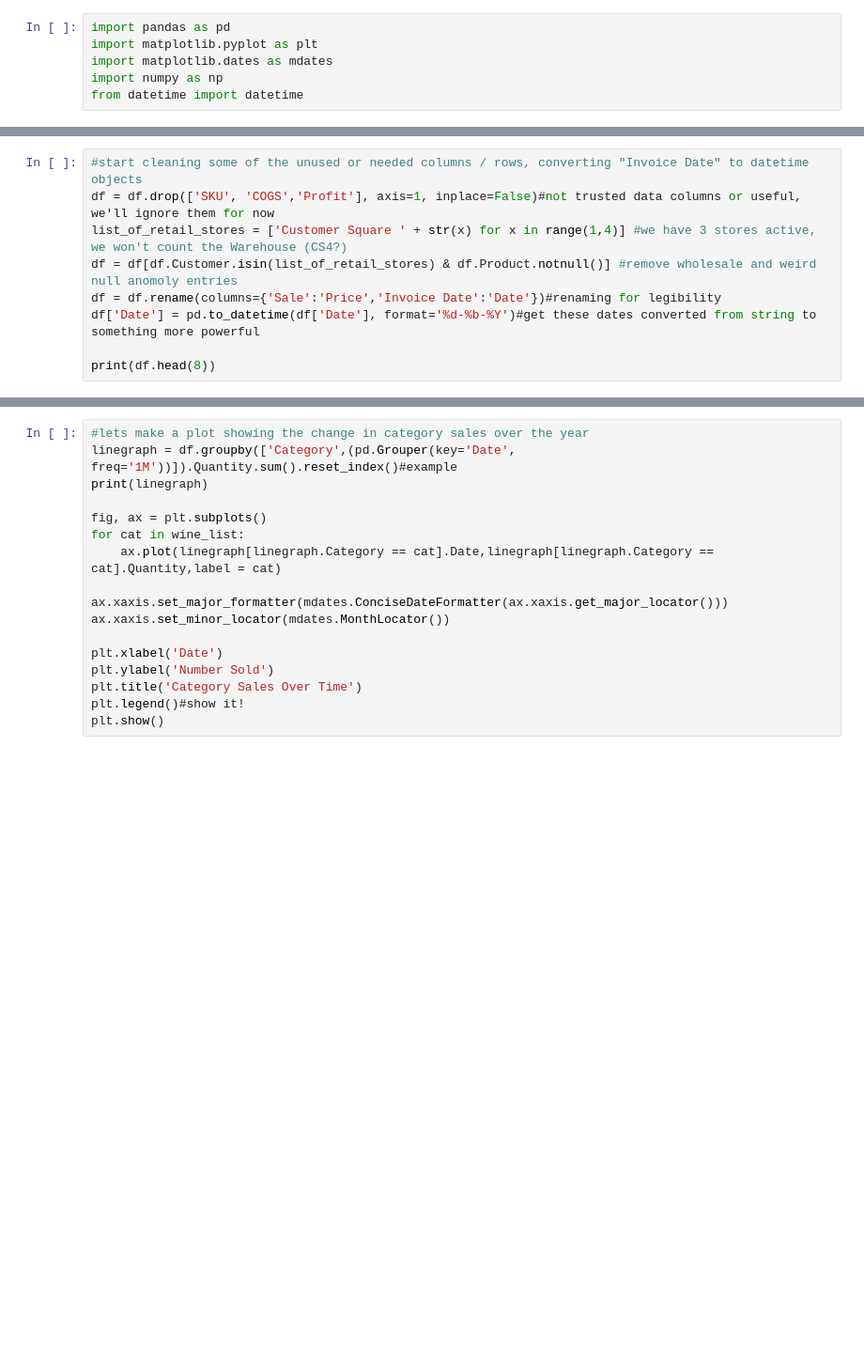
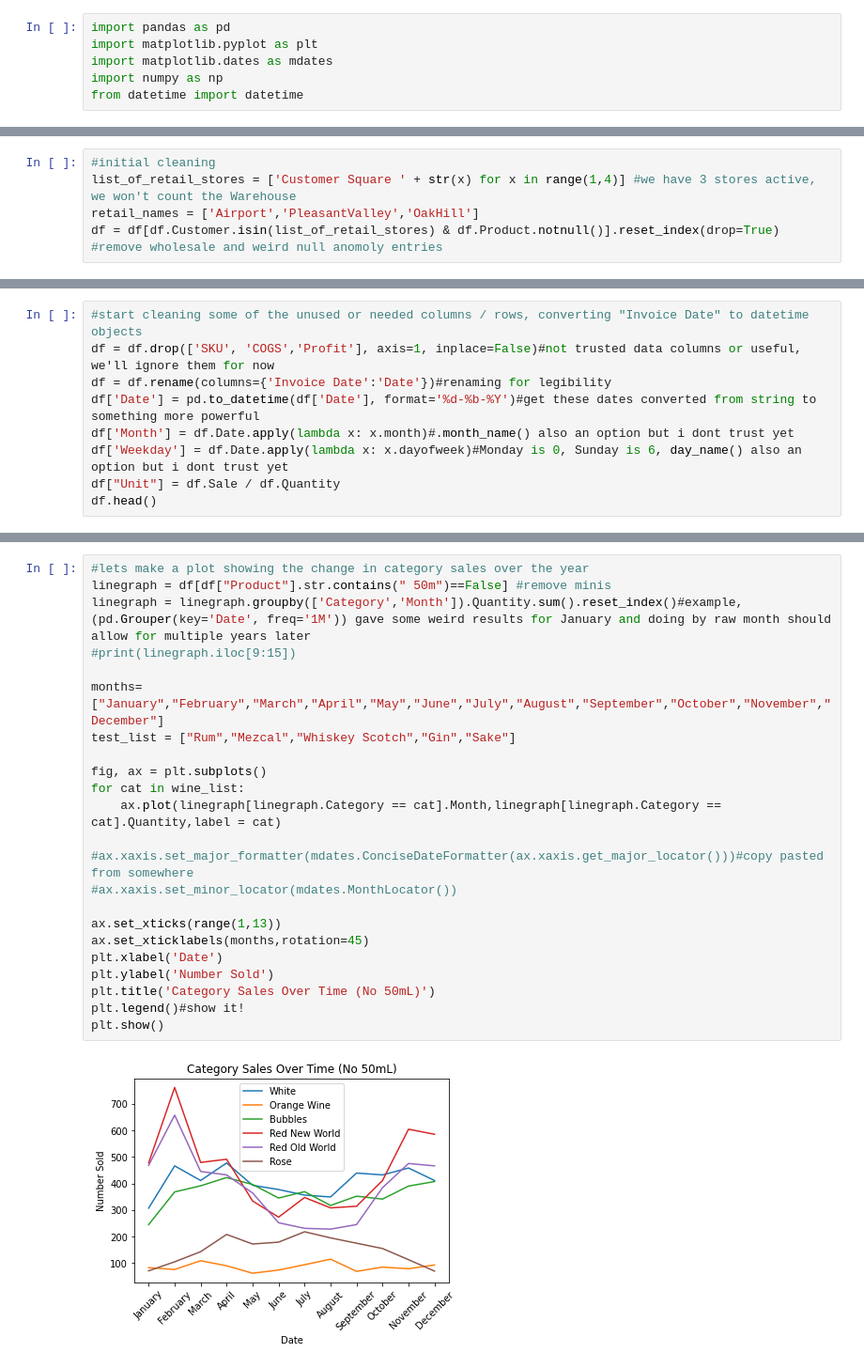
Before and after one commit to TheAgaveFairy/practice, a Jupyter notebook: SbPDetail.ipynb, the cells around one changed output, grey strips where cells are left out. Shown: that part at 94% size. Saved outputs shown, nothing was run; the diff lists cells and outputs as text; blank space fills up the shorter version.

Commit message:
Feet under me
I might actually use some of the SBPS information but for now there's good progress on ideas, charts, cleaning, commentary/formatting.

```diff
--- a/SbPDetail.ipynb
+++ b/SbPDetail.ipynb
@@ -12,0 +14,5 @@ print(df.iloc[30:40])#head is full of junk right now lol
+# %%
+#initial cleaning
+list_of_retail_stores = ['Customer Square ' + str(x) for x in range(1,4)] #we have 3 stores active, we won't count the Warehouse
+retail_names = ['Airport','PleasantValley','OakHill']
+df = df[df.Customer.isin(list_of_retail_stores) & df.Product.notnull()].reset_index(drop=True) #remove wholesale and weird null anomoly entries
@@ -13,9 +28,9 @@ print(df.iloc[30:40])#head is full of junk right now lol
 # %%
 #start cleaning some of the unused or needed columns / rows, converting "Invoice Date" to datetime objects
 df = df.drop(['SKU', 'COGS','Profit'], axis=1, inplace=False)#not trusted data columns or useful, we'll ignore them for now
-list_of_retail_stores = ['Customer Square ' + str(x) for x in range(1,4)] #we have 3 stores active, we won't count the Warehouse (CS4?)
-df = df[df.Customer.isin(list_of_retail_stores) & df.Product.notnull()] #remove wholesale and weird null anomoly entries
-df = df.rename(columns={'Sale':'Price','Invoice Date':'Date'})#renaming for legibility
+df = df.rename(columns={'Invoice Date':'Date'})#renaming for legibility
 df['Date'] = pd.to_datetime(df['Date'], format='%d-%b-%Y')#get these dates converted from string to something more powerful
-
-print(df.head(8))
+df['Month'] = df.Date.apply(lambda x: x.month)#.month_name() also an option but i dont trust yet
+df['Weekday'] = df.Date.apply(lambda x: x.dayofweek)#Monday is 0, Sunday is 6, day_name() also an option but i dont trust yet
+df["Unit"] = df.Sale / df.Quantity
+df.head()
@@ -32,17 +56,25 @@ print(df.groupby(['Product','Customer',(pd.Grouper(key='Date', freq='1M'))]).Qua
 # %%
 #lets make a plot showing the change in category sales over the year
-linegraph = df.groupby(['Category',(pd.Grouper(key='Date', freq='1M'))]).Quantity.sum().reset_index()#example
-print(linegraph)
+linegraph = df[df["Product"].str.contains(" 50m")==False] #remove minis
+linegraph = linegraph.groupby(['Category','Month']).Quantity.sum().reset_index()#example, (pd.Grouper(key='Date', freq='1M')) gave some weird results for January and doing by raw month should allow for multiple years later
+#print(linegraph.iloc[9:15])
+
+months=["January","February","March","April","May","June","July","August","September","October","November","December"]
+test_list = ["Rum","Mezcal","Whiskey Scotch","Gin","Sake"]
 
 fig, ax = plt.subplots()
 for cat in wine_list:
-    ax.plot(linegraph[linegraph.Category == cat].Date,linegraph[linegraph.Category == cat].Quantity,label = cat)
+    ax.plot(linegraph[linegraph.Category == cat].Month,linegraph[linegraph.Category == cat].Quantity,label = cat)
 
-ax.xaxis.set_major_formatter(mdates.ConciseDateFormatter(ax.xaxis.get_major_locator()))
-ax.xaxis.set_minor_locator(mdates.MonthLocator())
+#ax.xaxis.set_major_formatter(mdates.ConciseDateFormatter(ax.xaxis.get_major_locator()))#copy pasted from somewhere
+#ax.xaxis.set_minor_locator(mdates.MonthLocator())
 
+ax.set_xticks(range(1,13))
+ax.set_xticklabels(months,rotation=45)
 plt.xlabel('Date')
 plt.ylabel('Number Sold')
-plt.title('Category Sales Over Time')
+plt.title('Category Sales Over Time (No 50mL)')
 plt.legend()#show it!
 plt.show()
+# %% [output]
+[figure, added]
```
Also changed, not shown: parts of 13 cells of this notebook, 2 other files.
